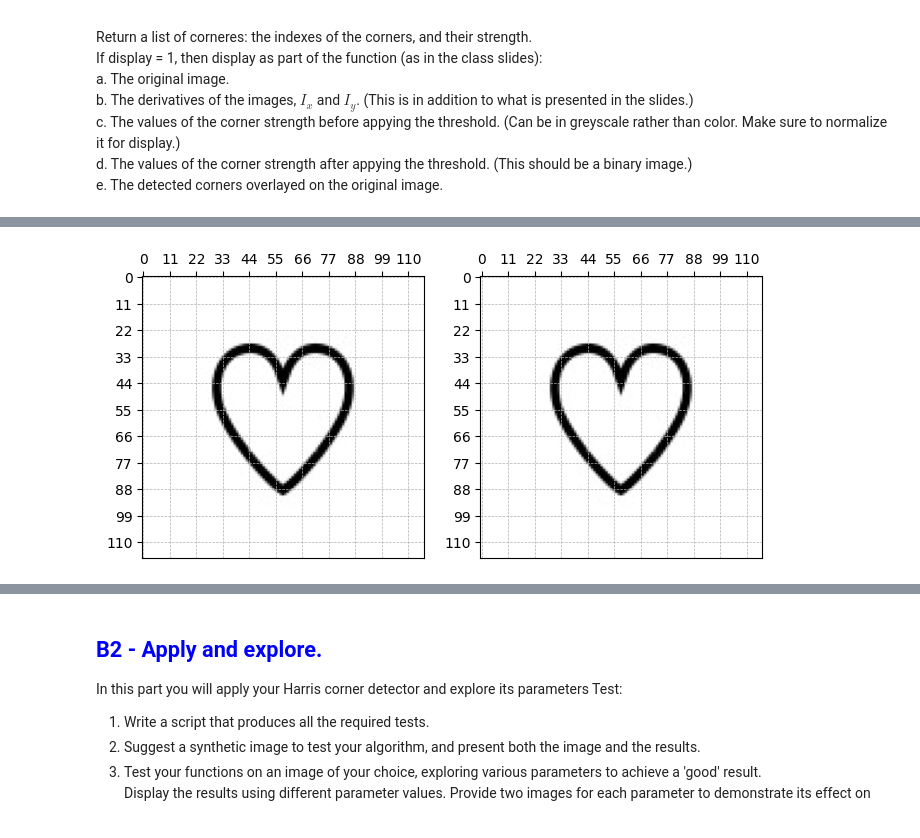
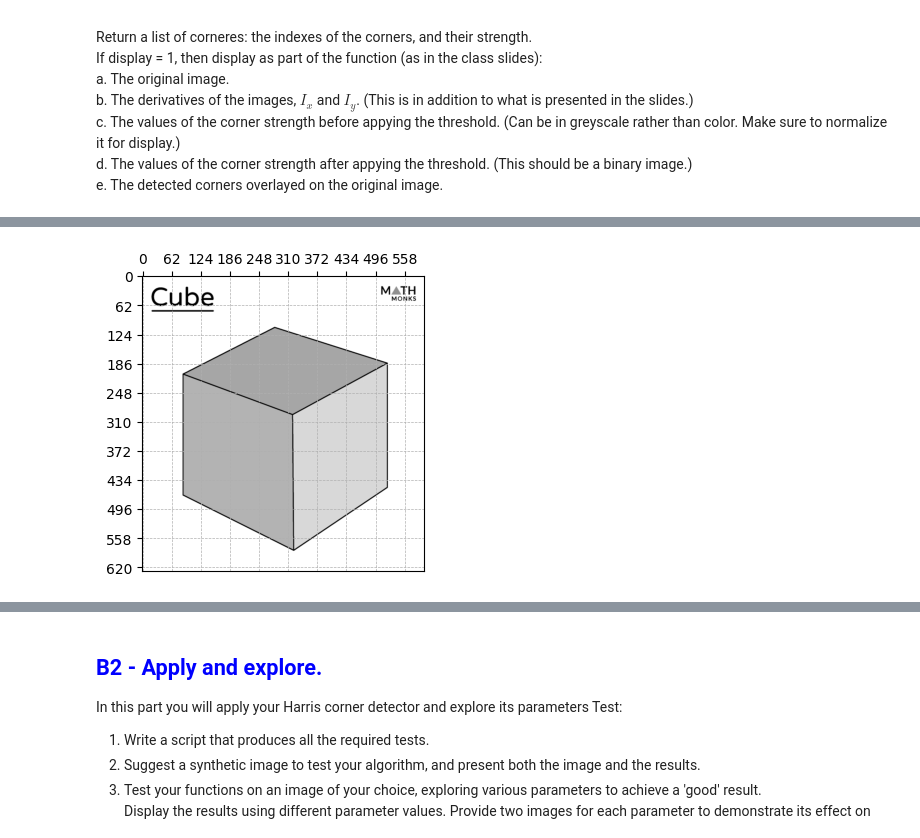
Before and after one commit to haeshed/classic-computer-vision, a Jupyter notebook: Ex1-updated/EX1-updated-1.ipynb, the cells around one changed output, grey strips where cells are left out. Drawn from its saved outputs; the diff is of its cells as text; code cells hidden in the pictures.

Commit message:
display changes

```diff
--- a/Ex1-updated/EX1-updated-1.ipynb
+++ b/Ex1-updated/EX1-updated-1.ipynb
@@ -374,11 +477,9 @@ def apply_threshhold(matrix, thresh):
     return result_matrix, indices
 # %%
 
-def harris_detector(img_dir, sig_neigh, sig_smooth, k, density_size, threshold, display=1):
-
+def harris_detector(img_dir, sig_neigh, sig_smooth, density_size, threshold, display=1, k=0.04):
     img = cv2.imread(img_dir)
     gray = cv2.cvtColor(img, cv2.COLOR_BGR2GRAY)
-
     height = img.shape[0]
     width = img.shape[1]
     C = np.zeros((height, width))
@@ -390,22 +491,16 @@ def harris_detector(img_dir, sig_neigh, sig_smooth, k, density_size, threshold,
     IxIy = Ix*Iy
 
     offset = int(sig_neigh / 2)
-    #   Step 3 - Calcular a soma dos produtos das derivadas para cada pixel (Sx2, Sy2 e Sxy)
     for y in range(sig_neigh, height-sig_neigh):
         for x in range(sig_neigh, width-sig_neigh):
             Ix2_local = Ix2[y-offset:y+1+offset, x-offset:x+1+offset]
             Iy2_local = Iy2[y-offset:y+1+offset, x-offset:x+1+offset]
             IxIy_local = IxIy[y-offset:y+1+offset, x-offset:x+1+offset]
 
-            # Sum the local neighborhoods along both axes
-            Sx2 = np.sum(Ix2_local)
-            Sy2 = np.sum(Iy2_local)
-            Sxy = np.sum(IxIy_local)
-            # Sx2 = np.sum(Ix2[y-offset:y+1+offset, x-offset:x+1+offset])
-            # Sy2 = np.sum(Iy2[y-offset:y+1+offset, x-offset:x+1+offset])
-            # Sxy = np.sum(IxIy[y-offset:y+1+offset, x-offset:x+1+offset])
-            #   Step 4 - Define the matrix H(x,y)=[[Sx2,Sxy],[Sxy,Sy2]]
-            Cq = np.array([[Sx2, Sxy], [Sxy, Sy2]])
+            C11 = np.sum(Ix2_local)
+            C22 = np.sum(Iy2_local)
+            C12 = np.sum(IxIy_local)
+            Cq = np.array([[C11, C12], [C12, C22]])
             eigenvalues, eigenvectors = np.linalg.eigh(Cq)
             D = np.diag(eigenvalues)
             determinant = np.linalg.det(Cq)
@@ -415,61 +510,23 @@ def harris_detector(img_dir, sig_neigh, sig_smooth, k, density_size, threshold,
     C_max_points = retain_max_in_neighborhood(C, density_size)
     cv2.normalize(C_max_points, C_max_points, 0, 1, cv2.NORM_MINMAX)
     C_max_points, corners = apply_threshhold(C_max_points, threshold)
-    # print(C_max_points.shape)
-    # print("hey ", corners)
-    # below_threshold = C_max_points < threshold
-    # print(below_threshold.shape)
-    # C_max_points[below_threshold] = 0
-    # show2Images(C_cpy, C)
-    # above_threshold_indices = np.argwhere(~below_threshold)
-    # print(above_threshold_indices.shape)
-    # with np.printoptions(threshold=np.inf): print(above_threshold_indices)
-    # show2Images(C, C_max_points)
-    # single_per_niegh=find_max_in_neighborhood(above_threshold_indices, 20)
-    # print(above_threshold_indices)
-    # print(single_per_niegh)
-    # with np.printoptions(threshold=np.inf): print(above_threshold_indices)
 
-    #   Step 6 - Apply a threshold
-    # cv2.normalize(C_max_points, C_max_points, 0, 1, cv2.NORM_MINMAX)
-
-    print("image gauss")
-    show2Images(gray, gray)
-    print("dx dy")
-    show2Images(Ix, Iy)
-    print("dx2 dy2")
-    show2Images(Ix2, Iy2)
-    print("img dxy")
-    show2Images(gray, IxIy)
-
-    for pt in corners:
-        print("hey2 ", pt[0], pt[1])
-        # corners.append([x, y, C_max_points[pt[0], pt[1]]])
-        cv2.circle(img,(pt[1],pt[0]),5,(0,0,255))
-    # for y in range(offset, height-offset):
-    #     for x in range(offset, width-offset):
-    #         value=C_max_points[y, x]
-    #         if value>threshold:
-    #             print(x, y)
-    #             corners.append([x, y, value])
-    #             cv2.circle(img,(x,y),5,(0,0,255))
-    # print(corners)
+    if(display==1):
+        print("base image")
+        show1Image(gray)
+        print("Ix Iy")
+        show2Images(Ix, Iy)
+        print("Ix2 Iy2 IxIy")
+        show3Images(Ix2, Iy2, IxIy)
+        for pt in corners:
+            cv2.circle(img,(pt[1],pt[0]),5,(255,0,0))
+        print("detector final result")
+        show1Image(img)
+    print("found ", corners.shape[0]," corners in the picture")
+    return corners
 
 
-
-
-    cv2.imwrite("%s_threshold_%s.png"%(img_dir[5:-4],threshold), img)
-    plt.figure("Manually implemented Harris detector")
-    plt.imshow(cv2.cvtColor(img, cv2.COLOR_BGR2RGB)), plt.title("Manually implemented Harris detector")
-    plt.xticks([]), plt.yticks([])
-    plt.savefig('My_harris_detector-thresh_%s.png'%(threshold), bbox_inches='tight')
-    plt.show()
-
-
-# img = cv2.imread("heart1.jpg")
-# with np.printoptions(threshold=np.inf): print(img)
-
-# showtwoImages(img, img)
-# Change this path to one that will lead to your image
-harris_detector("heart2.jpg", 5, .5, 0.04, 10, 0.3)
+# test detector
+corners = harris_detector("cube1.jpg", 5, .5, 10, 0.3, 1)
+# print(corners)
 # %% [output]
@@ -477 +535 @@ image gauss
-[figure, old version]
+[figure, new version]
```
Also changed, not shown: parts of 5 cells of this notebook.
